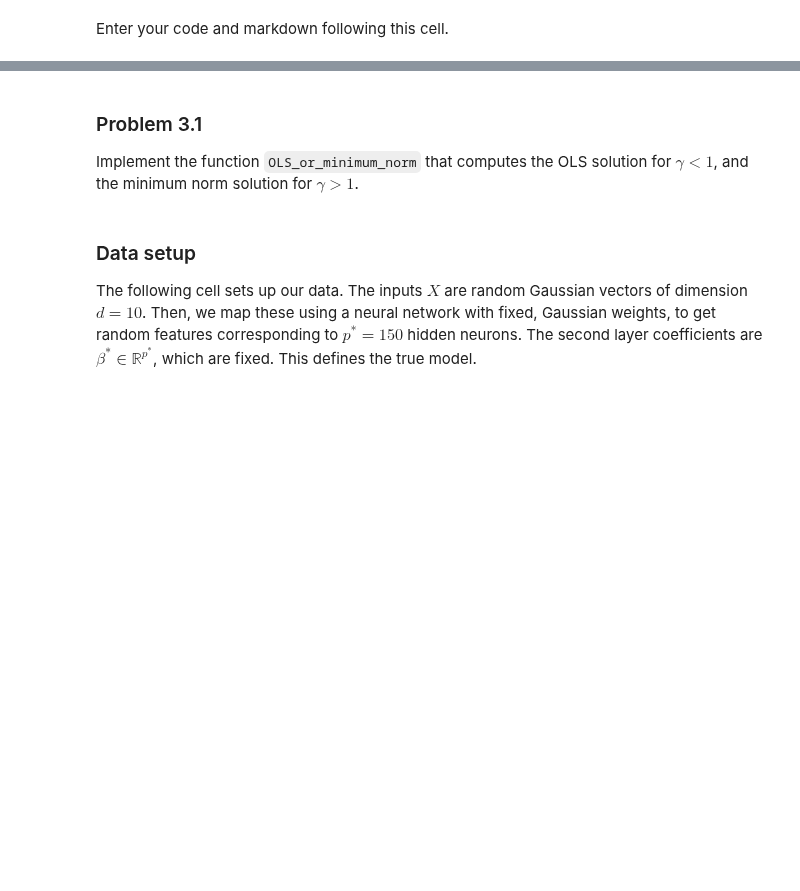
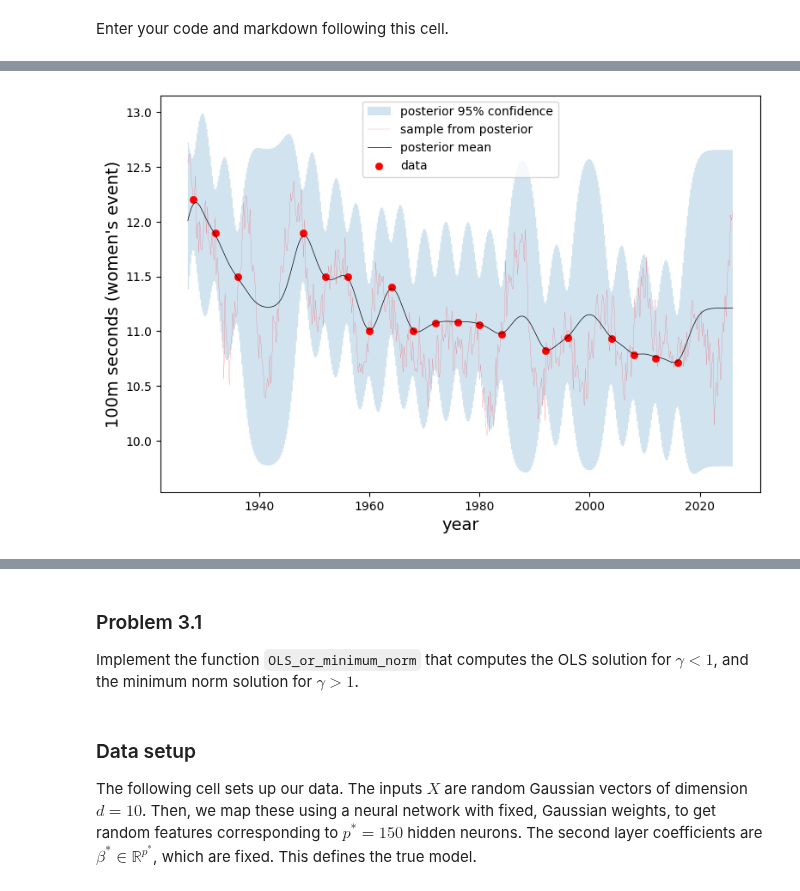
Before and after one commit to yaj0212/Intermediate-Machine-Learning, a Jupyter notebook: assignments/assn2/assn2.ipynb, the cells around one changed output, grey strips where cells are left out. Saved outputs shown, nothing was run; the diff lists cells and outputs as text; code cells hidden in the pictures; blank space fills up the shorter version.

```diff
--- a/assignments/assn2/assn2.ipynb
+++ b/assignments/assn2/assn2.ipynb
@@ -572,0 +689,9 @@ Enter your code and markdown following this cell.
+# %%
+year, result = get_event('100M Women')
+gp_olympic_event(year, result,
+                 kernel=lambda x, z: K_fun(x, z, h=2),
+                 mean=lambda x: mu_fun(x, np.mean(result)),
+                 noise=0.15**2,
+                 event_name="100m seconds (women's event)")
+# %% [output]
+[figure, added]
```
Also changed, not shown: parts of 18 cells of this notebook.
